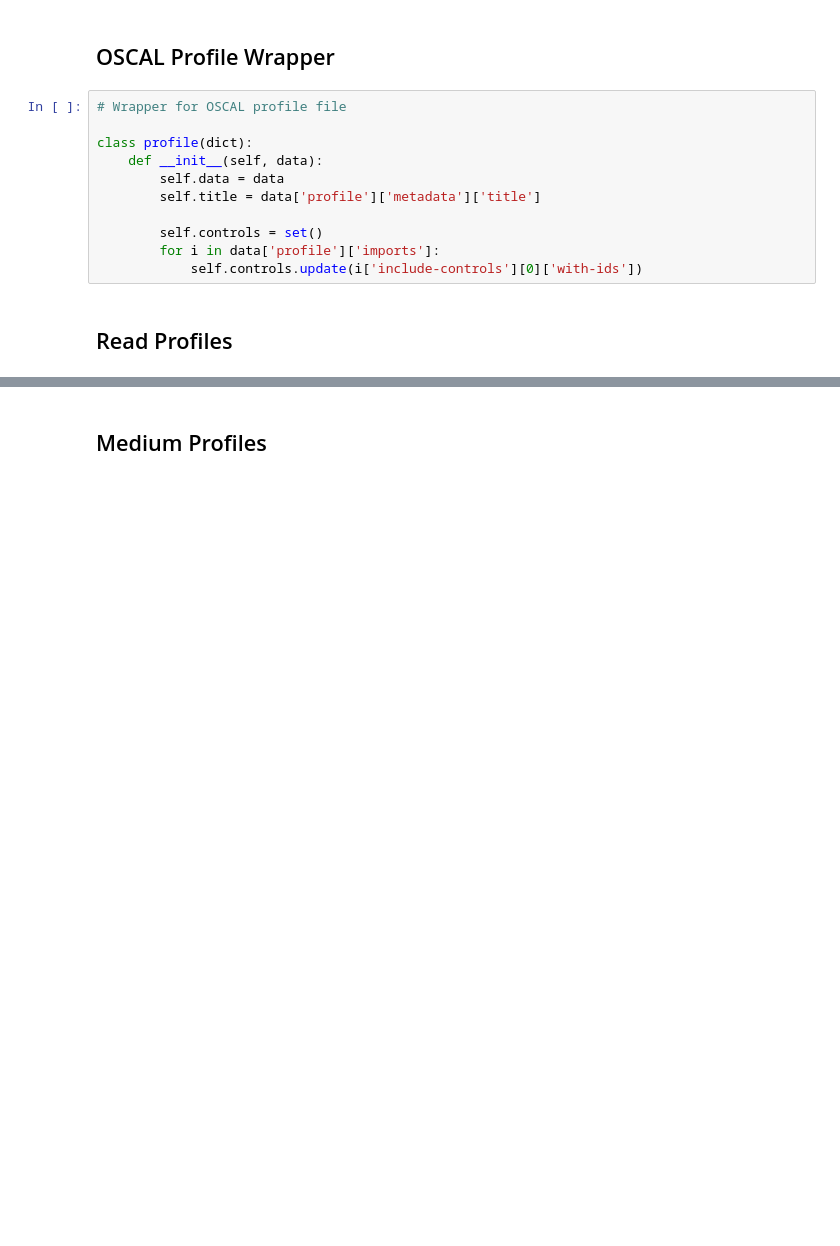
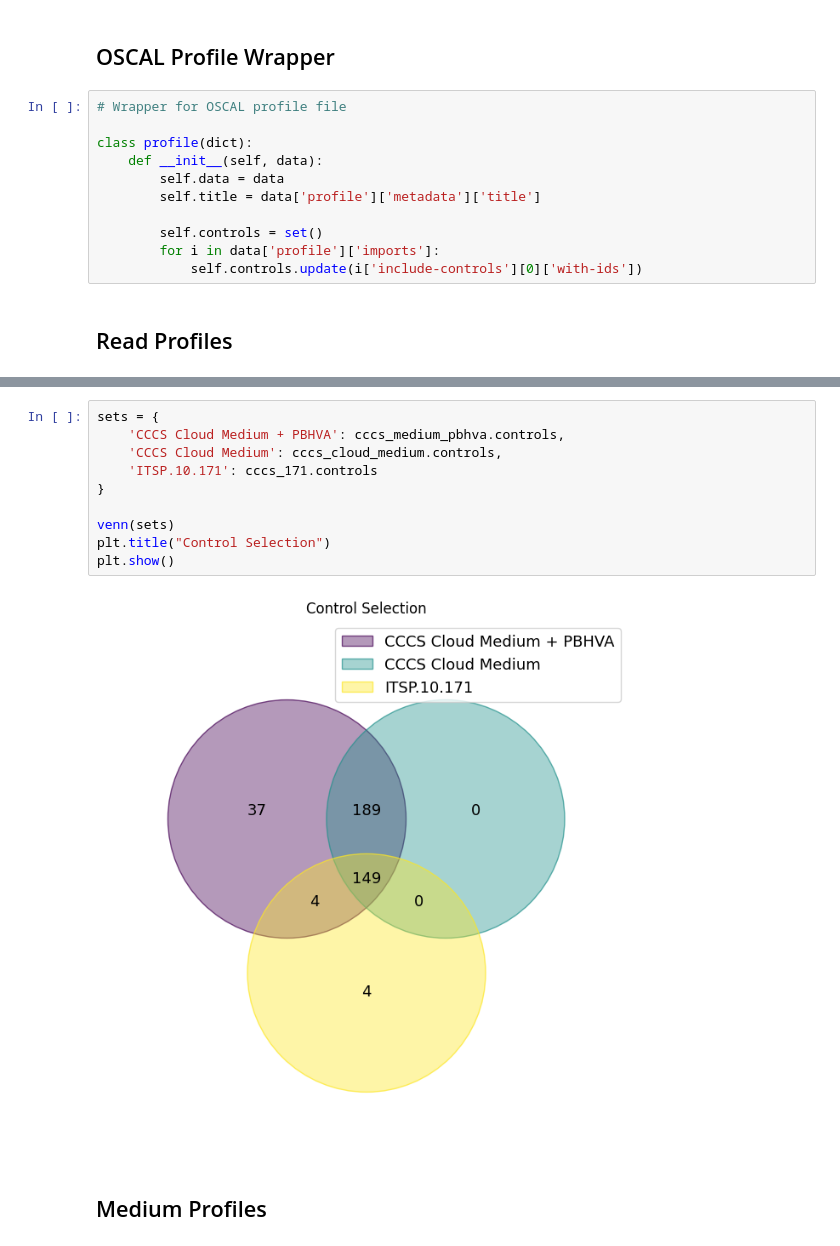
Before and after one commit to aws-samples/cccs-oscal-samples, a Jupyter notebook: notebooks/compare-profiles.ipynb, the cells around one changed output, grey strips where cells are left out. Saved outputs shown, nothing was run; the diff lists cells and outputs as text; blank space fills up the shorter version.

```diff
--- a/notebooks/compare-profiles.ipynb
+++ b/notebooks/compare-profiles.ipynb
@@ -70,3 +93,15 @@ nist_privacy = profile(profile_data['NIST Special Publication 800-53 Revision 5.
+# %%
+sets = {
+    'CCCS Cloud Medium + PBHVA': cccs_medium_pbhva.controls,
+    'CCCS Cloud Medium': cccs_cloud_medium.controls,
+    'ITSP.10.171': cccs_171.controls
+}
+
+venn(sets)
+plt.title("Control Selection")
+plt.show()
+# %% [output]
+[figure, added]
 # %% [markdown]
 ## Medium Profiles
 # %%
```
Also changed, not shown: parts of 8 cells of this notebook.
